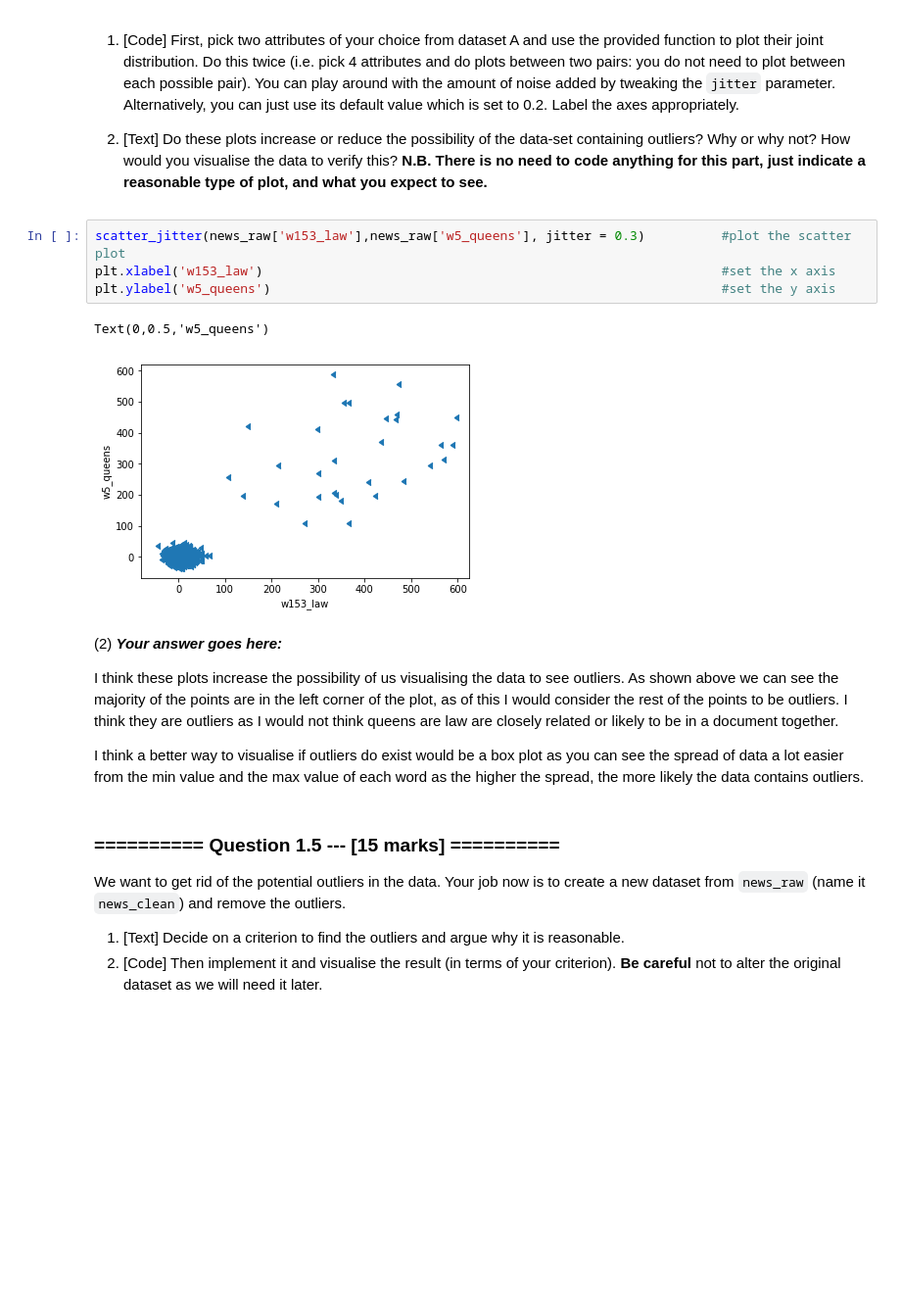
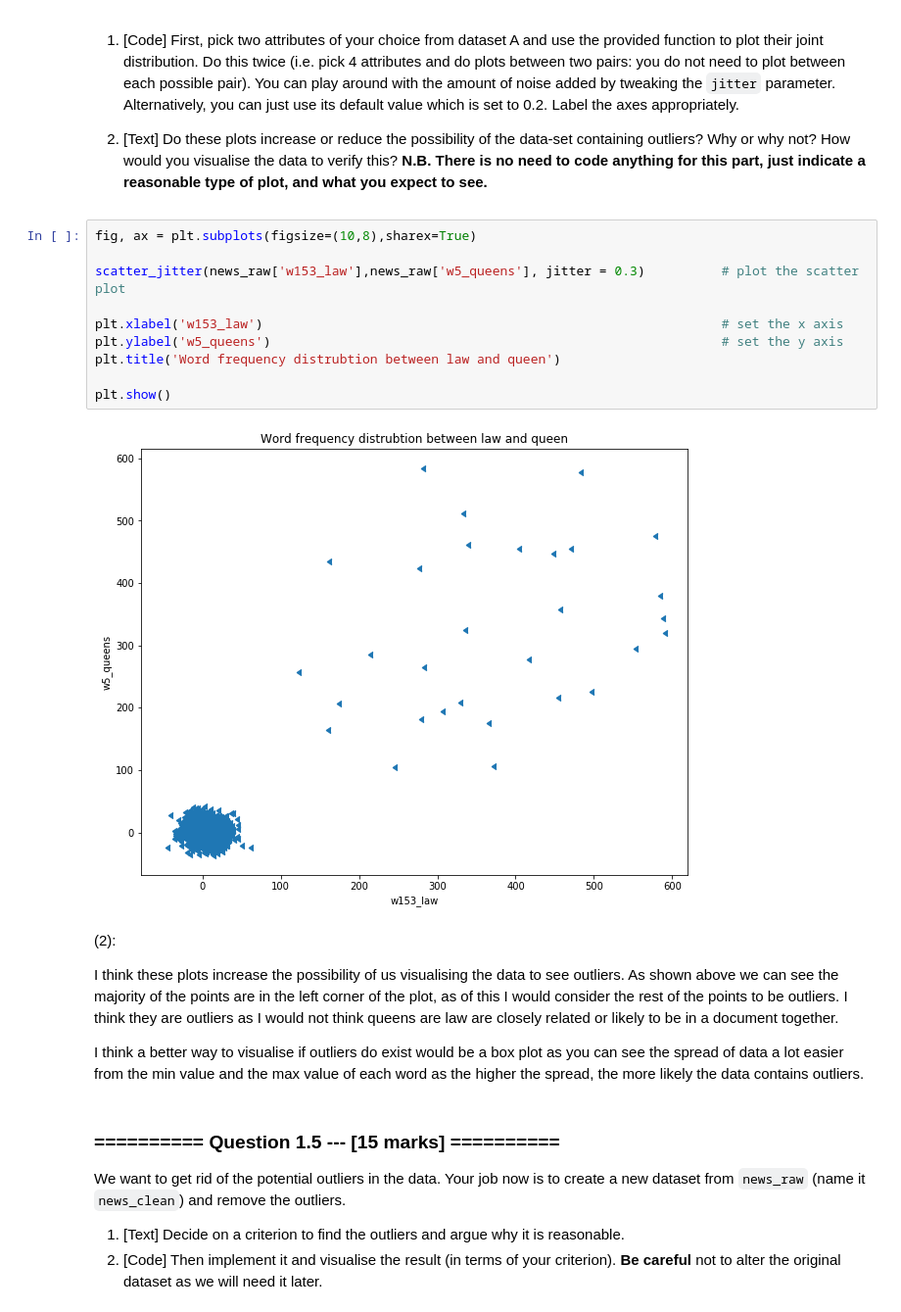
Before and after one commit to aadulan/iaml2018, a Jupyter notebook: Assignments/01_Analysis.ipynb, the cells around one changed output. Shown at 98% size. Drawn from its saved outputs; the diff is of its cells as text; blank space fills up the shorter version.

```diff
--- a/Assignments/01_Analysis.ipynb
+++ b/Assignments/01_Analysis.ipynb
@@ -200,14 +203,19 @@ Let us analyse this further. The stripplot illustrates the distribution of a sin
 
 1. [Text] Do these plots increase or reduce the possibility of the data-set containing outliers? Why or why not? How would you visualise the data to verify this? **N.B. There is no need to code anything for this part, just indicate a reasonable type of plot, and what you expect to see.**
 # %%
-scatter_jitter(news_raw['w153_law'],news_raw['w5_queens'], jitter = 0.3)          #plot the scatter plot
-plt.xlabel('w153_law')                                                            #set the x axis
-plt.ylabel('w5_queens')                                                           #set the y axis
+fig, ax = plt.subplots(figsize=(10,8),sharex=True)
+
+scatter_jitter(news_raw['w153_law'],news_raw['w5_queens'], jitter = 0.3)          # plot the scatter plot
+
+plt.xlabel('w153_law')                                                            # set the x axis
+plt.ylabel('w5_queens')                                                           # set the y axis
+plt.title('Word frequency distrubtion between law and queen')
+
+plt.show()
 # %% [output]
-Text(0,0.5,'w5_queens')
-[figure, old version]
+[figure, new version]
 # %% [markdown]
-(2) ***Your answer goes here:***
+(2):
 
 I think these plots increase the possibility of us visualising the data to see outliers. As shown above we can see the majority of the points are in the left corner of the plot, as of this I would consider the rest of the points to be outliers. I think they are outliers as I would not think queens are law are closely related or likely to be in a document together.
 
```
Also changed, not shown: parts of 30 cells of this notebook.
